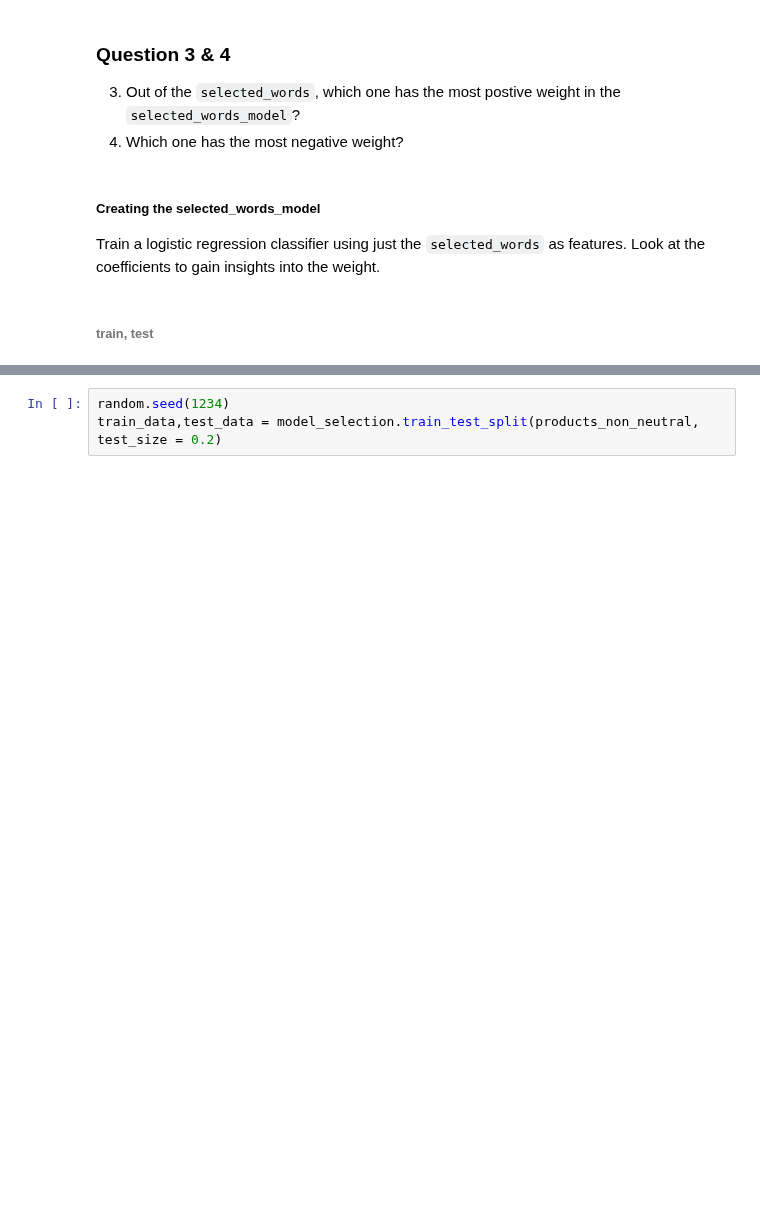
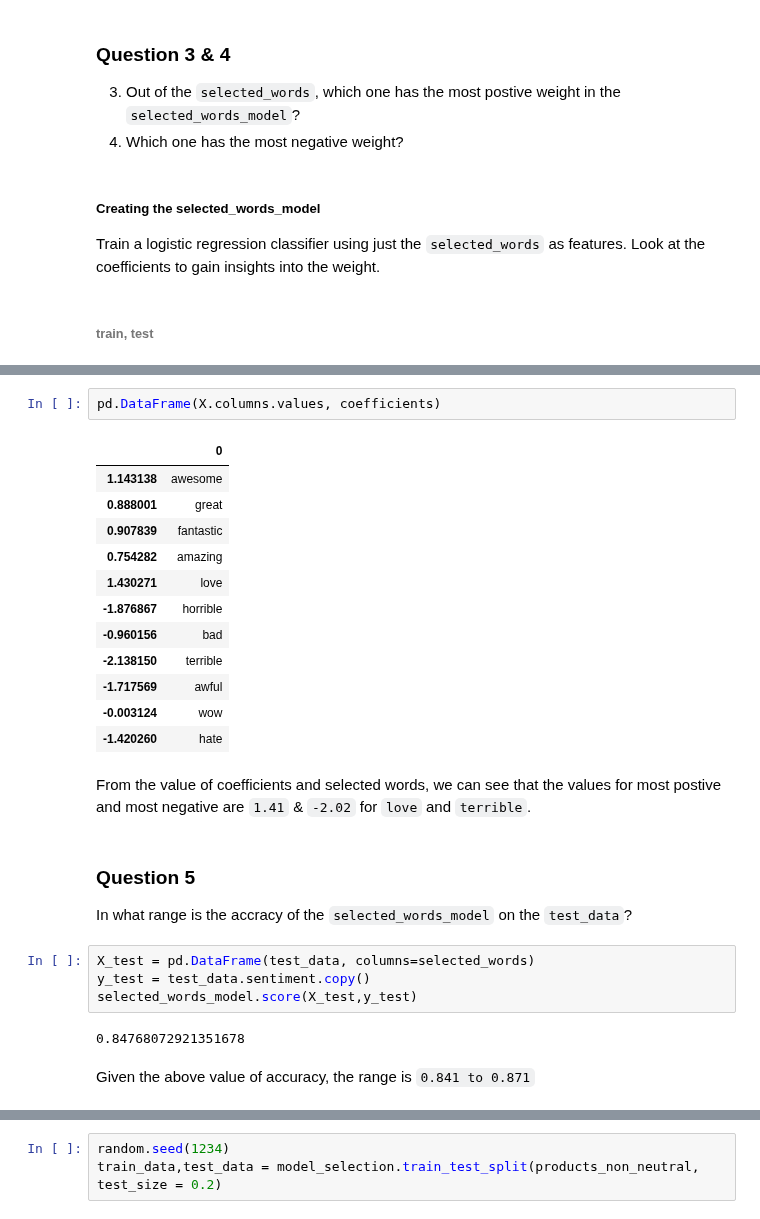
Before and after one commit to DheerajAgarwal/MachineLearning_UoW, a Jupyter notebook: Course1/Analyzing_Product_Sentiment.ipynb, the cells around one changed output, grey strips where cells are left out. Saved outputs shown, nothing was run; the diff lists cells and outputs as text; blank space fills up the shorter version.

Commit message:
solution to question 3, 4 & 5

```diff
--- a/Course1/Analyzing_Product_Sentiment.ipynb
+++ b/Course1/Analyzing_Product_Sentiment.ipynb
@@ -286,0 +339,29 @@ Train a logistic regression classifier using just the `selected_words` as featur
+# %%
+pd.DataFrame(X.columns.values, coefficients)
+# %% [output]
+|  | 0 |
+| 1.143138 | awesome |
+| 0.888001 | great |
+| 0.907839 | fantastic |
+| 0.754282 | amazing |
+| 1.430271 | love |
+| -1.876867 | horrible |
+| -0.960156 | bad |
+| -2.138150 | terrible |
+| -1.717569 | awful |
+| -0.003124 | wow |
+| -1.420260 | hate |
+# %% [markdown]
+From the value of coefficients and selected words, we can see that the values for most postive and most negative are `1.41` & `-2.02` for `love` and `terrible`.
+# %% [markdown]
+### Question 5
+
+In what range is the accracy  of the `selected_words_model` on the `test_data`?
+# %%
+X_test = pd.DataFrame(test_data, columns=selected_words)
+y_test = test_data.sentiment.copy()
+selected_words_model.score(X_test,y_test)
+# %% [output]
+0.84768072921351678
+# %% [markdown]
+Given the above value of accuracy, the range is `0.841 to 0.871`
```
Also changed, not shown: parts of 25 cells of this notebook.
